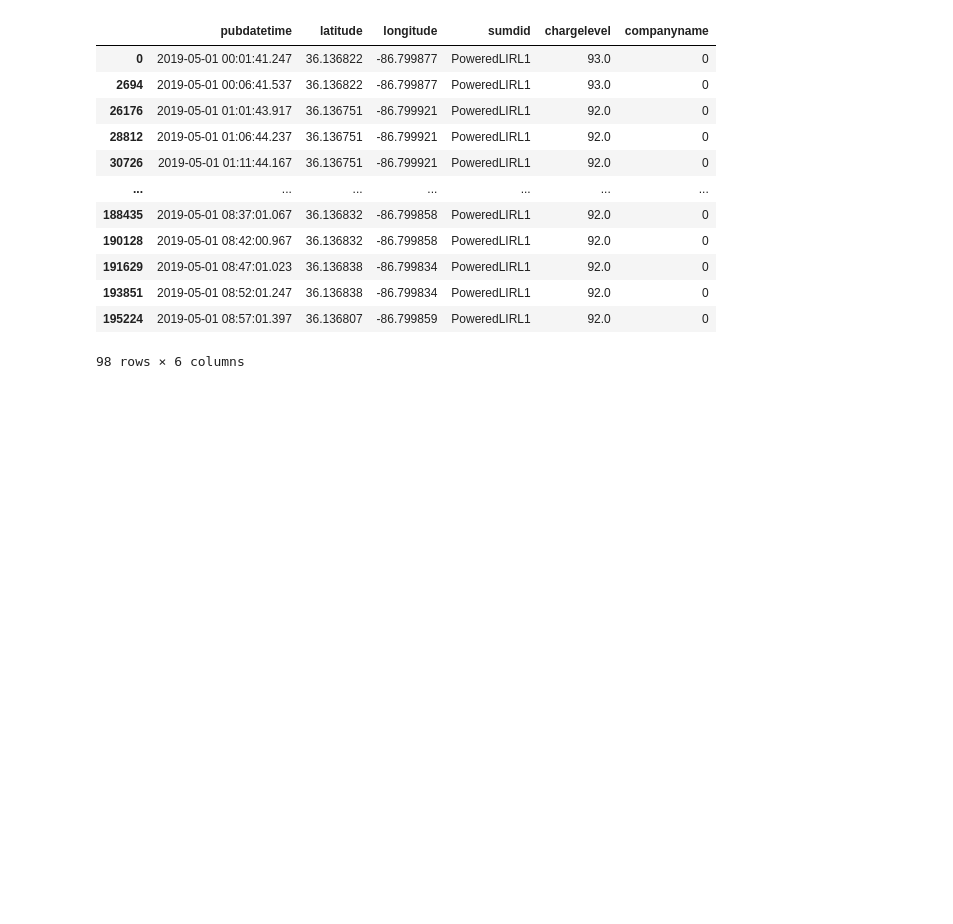
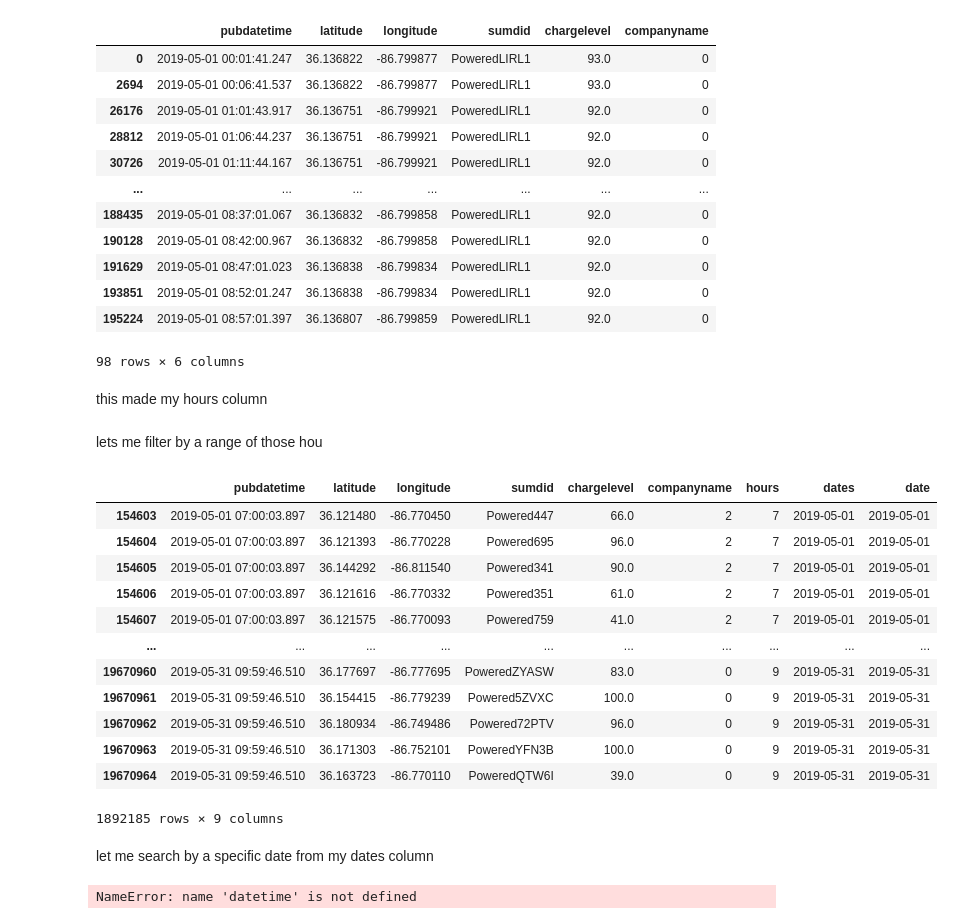
Before and after one commit to Rhunsilval/nashville_scooters_python, a Jupyter notebook: notebooks/2_EDA_GEOSPATIALv2.ipynb, the cells around one changed output. Drawn from its saved outputs; the diff is of its cells as text; code cells hidden in the pictures; blank space fills up the shorter version.

```diff
--- a/notebooks/2_EDA_GEOSPATIALv2.ipynb
+++ b/notebooks/2_EDA_GEOSPATIALv2.ipynb
@@ -253,3 +255,31 @@ may_1_1scooter
 | 193851 | 2019-05-01 08:52:01.247 | 36.136838 | -86.799834 | PoweredLIRL1 | 92.0 | 0 |
 | 195224 | 2019-05-01 08:57:01.397 | 36.136807 | -86.799859 | PoweredLIRL1 | 92.0 | 0 |
 98 rows × 6 columns
+# %% [markdown]
+this made my hours column
+# %%
+may['hours'] = pd.to_datetime(may['pubdatetime']).dt.hour
+# %% [markdown]
+lets me filter by a range of those hou
+# %%
+may.loc[(may['hours'] > 6) & (may['hours'] < 10)]
+# %% [output]
+|  | pubdatetime | latitude | longitude | sumdid | chargelevel | companyname | hours | dates | date |
+| 154603 | 2019-05-01 07:00:03.897 | 36.121480 | -86.770450 | Powered447 | 66.0 | 2 | 7 | 2019-05-01 | 2019-05-01 |
+| 154604 | 2019-05-01 07:00:03.897 | 36.121393 | -86.770228 | Powered695 | 96.0 | 2 | 7 | 2019-05-01 | 2019-05-01 |
+| 154605 | 2019-05-01 07:00:03.897 | 36.144292 | -86.811540 | Powered341 | 90.0 | 2 | 7 | 2019-05-01 | 2019-05-01 |
+| 154606 | 2019-05-01 07:00:03.897 | 36.121616 | -86.770332 | Powered351 | 61.0 | 2 | 7 | 2019-05-01 | 2019-05-01 |
+| 154607 | 2019-05-01 07:00:03.897 | 36.121575 | -86.770093 | Powered759 | 41.0 | 2 | 7 | 2019-05-01 | 2019-05-01 |
+| ... | ... | ... | ... | ... | ... | ... | ... | ... | ... |
+| 19670960 | 2019-05-31 09:59:46.510 | 36.177697 | -86.777695 | PoweredZYASW | 83.0 | 0 | 9 | 2019-05-31 | 2019-05-31 |
+| 19670961 | 2019-05-31 09:59:46.510 | 36.154415 | -86.779239 | Powered5ZVXC | 100.0 | 0 | 9 | 2019-05-31 | 2019-05-31 |
+| 19670962 | 2019-05-31 09:59:46.510 | 36.180934 | -86.749486 | Powered72PTV | 96.0 | 0 | 9 | 2019-05-31 | 2019-05-31 |
+| 19670963 | 2019-05-31 09:59:46.510 | 36.171303 | -86.752101 | PoweredYFN3B | 100.0 | 0 | 9 | 2019-05-31 | 2019-05-31 |
+| 19670964 | 2019-05-31 09:59:46.510 | 36.163723 | -86.770110 | PoweredQTW6I | 39.0 | 0 | 9 | 2019-05-31 | 2019-05-31 |
+1892185 rows × 9 columns
+# %% [markdown]
+let me search by a specific date from my dates column
+# %%
+may.loc[may["dates"]== datetime.date(2019, 5, 1)]
+# %% [output]
+NameError: name 'datetime' is not defined
```
Also changed, not shown: parts of 1 cell of this notebook, 2 other files.
